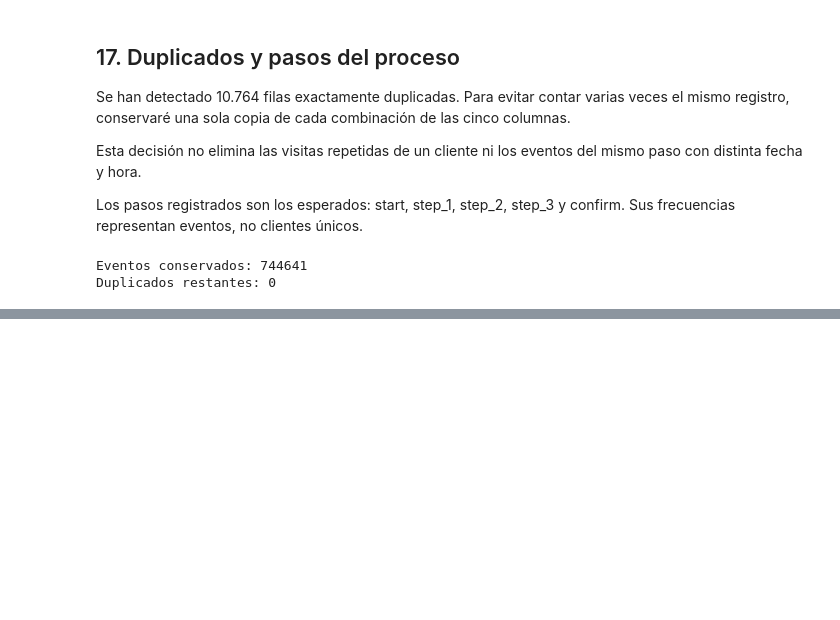
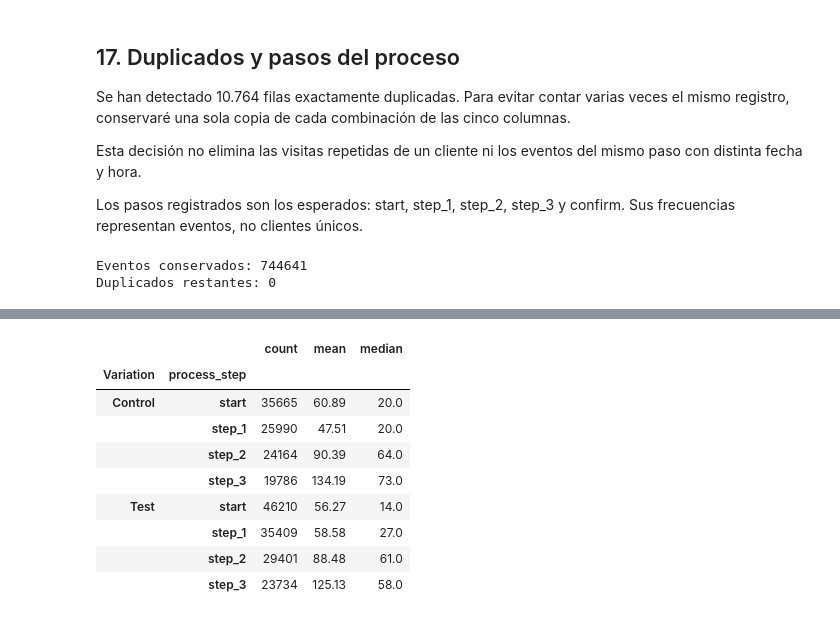
Before and after one commit to walnertpadron18/Proyecto3Tableu, a Jupyter notebook: Prueba1Salva.ipynb, the cells around one changed output, grey strips where cells are left out. Saved outputs shown, nothing was run; the diff lists cells and outputs as text; code cells hidden in the pictures; blank space fills up the shorter version.

```diff
--- a/Prueba1Salva.ipynb
+++ b/Prueba1Salva.ipynb
@@ -709,0 +910,15 @@ Duplicados restantes: 0
+# %%
+resumen_tiempos_sin_pausas = (df_tiempos.loc[df_tiempos['duracion_segundos'] <= 1800].groupby(['Variation', 'process_step'])['duracion_segundos'].agg(['count', 'mean', 'median']).round(2))
+
+resumen_tiempos_sin_pausas
+# %% [output]
+|  |  | count | mean | median |
+| Variation | process_step |  |  |  |
+| Control | start | 35665 | 60.89 | 20.0 |
+|  | step_1 | 25990 | 47.51 | 20.0 |
+|  | step_2 | 24164 | 90.39 | 64.0 |
+|  | step_3 | 19786 | 134.19 | 73.0 |
+| Test | start | 46210 | 56.27 | 14.0 |
+|  | step_1 | 35409 | 58.58 | 27.0 |
+|  | step_2 | 29401 | 88.48 | 61.0 |
+|  | step_3 | 23734 | 125.13 | 58.0 |
```
Also changed, not shown: parts of 22 cells of this notebook.
